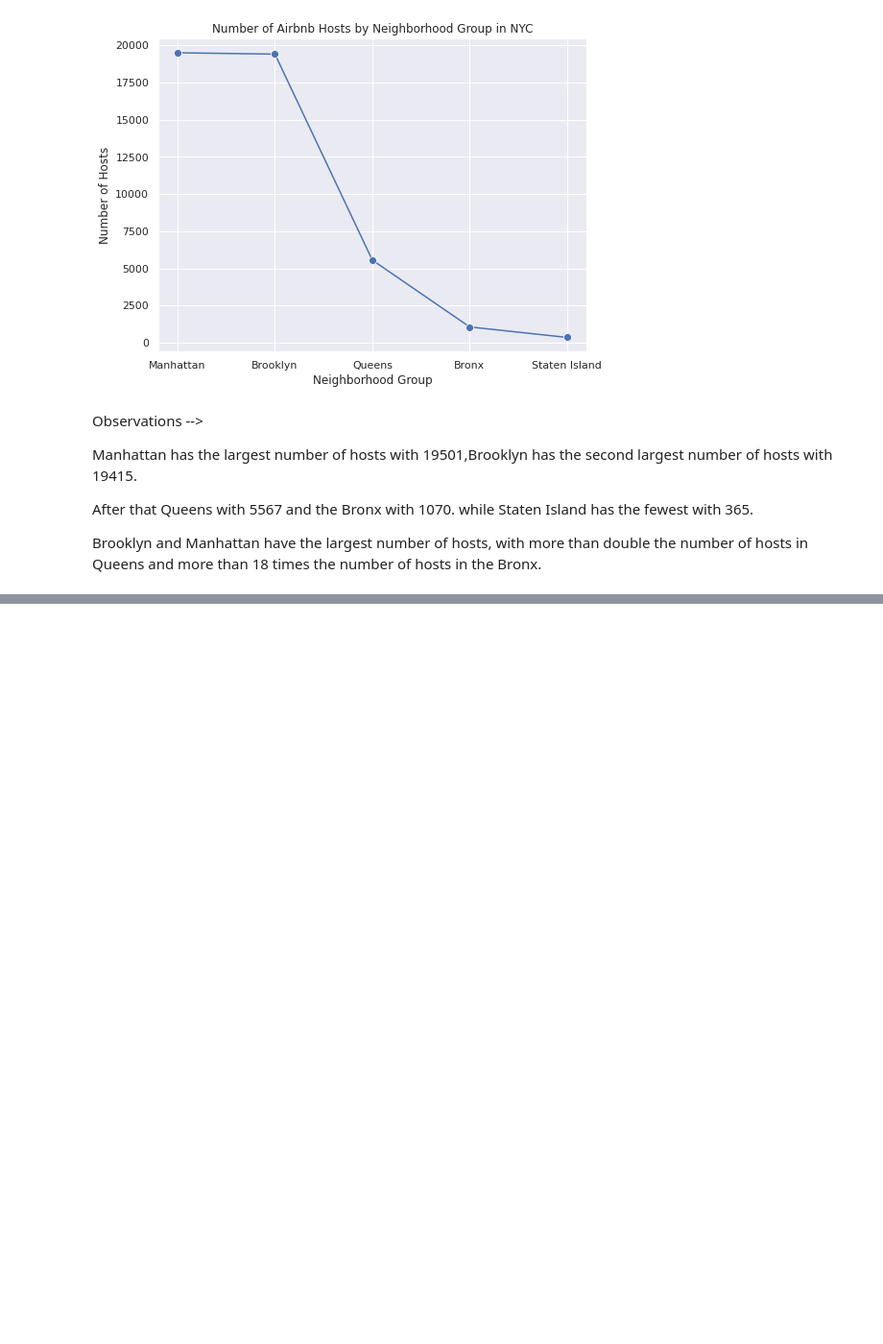
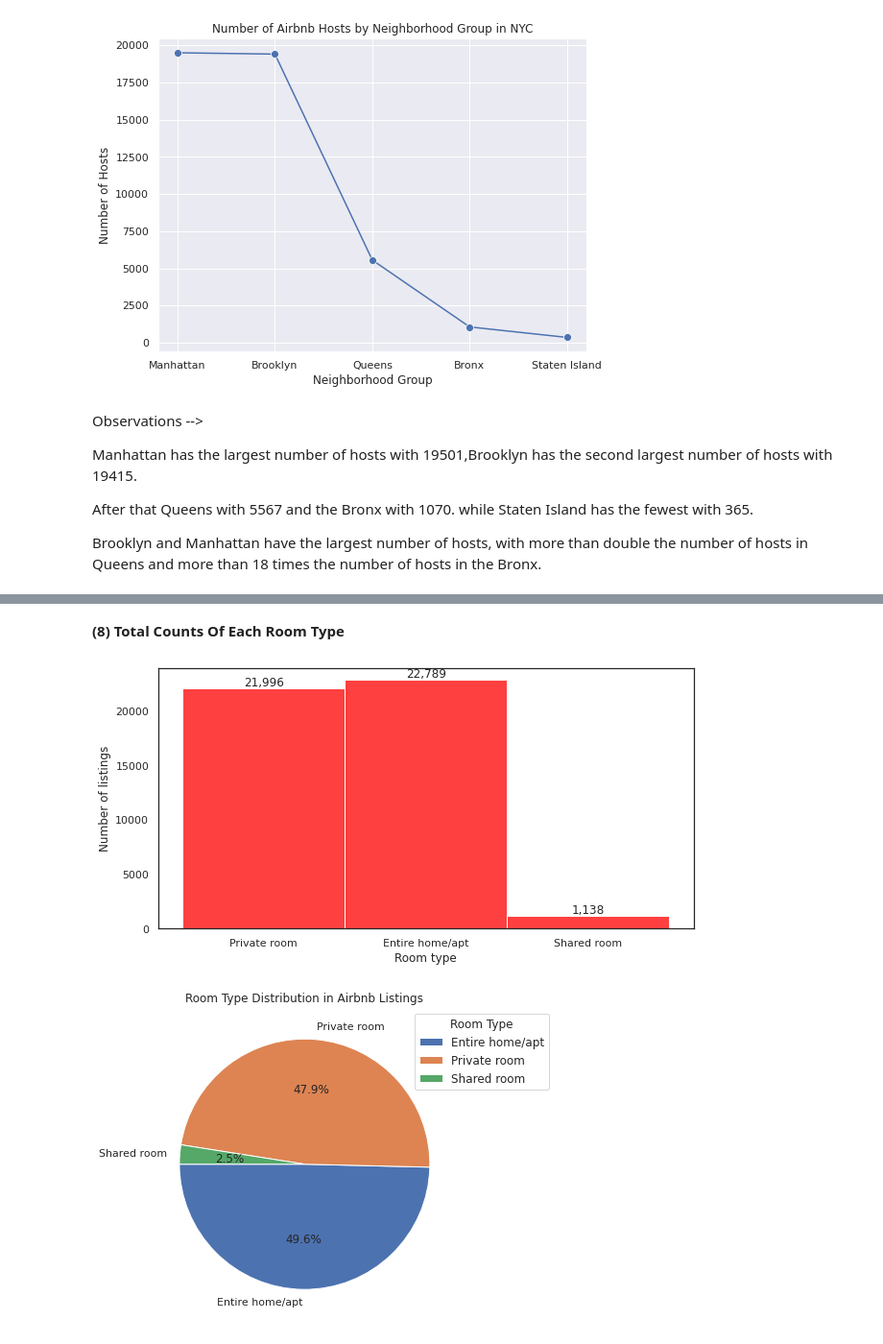
Before and after one commit to NANDINIKeremegaladhoddiShivalingaiah/Airbnb-Exploratory-Data-Analysis-EDA-, a Jupyter notebook: Airbnb_Exploratory_Data_Analysis.ipynb, the cells around one changed output, grey strips where cells are left out. Shown at 96% size. Cells and saved outputs as stored; diff of their text form; code cells hidden in the pictures; blank space fills up the shorter version.

```diff
--- a/Airbnb_Exploratory_Data_Analysis.ipynb
+++ b/Airbnb_Exploratory_Data_Analysis.ipynb
@@ -620,0 +676,28 @@ Brooklyn and Manhattan have the largest number of hosts, with more than double t
+# %% [markdown]
+**(8) Total Counts Of Each Room Type**
+# %%
+#hist plot
+plt.rcParams['figure.figsize'] = (10,5)
+hp = sns.histplot(airbnb_df_new['room_type'], color= 'red')
+hp.set_xlabel('Room type')
+hp.set_ylabel('Number of listings')
+
+for patch in hp.patches:
+    x = patch.get_x() + patch.get_width() / 2
+    y = patch.get_height()
+    hp.text(x, y, f'{y:,}', ha='center', va='bottom')
+
+plt.show()
+
+# Create a pie chart
+room_type_counts = airbnb_df_new['room_type'].value_counts()
+
+plt.figure(figsize=(6, 6))
+plt.pie(room_type_counts, labels=room_type_counts.index, autopct='%1.1f%%', startangle=180)
+#Add a legend to the chart
+plt.legend(title= 'Room Type', bbox_to_anchor=(0.8, 0, 0.5, 1), fontsize='12')
+plt.title('Room Type Distribution in Airbnb Listings')
+plt.show()
+# %% [output]
+[figure, added]
+[figure, added]
```
Also changed, not shown: parts of 20 cells of this notebook.
